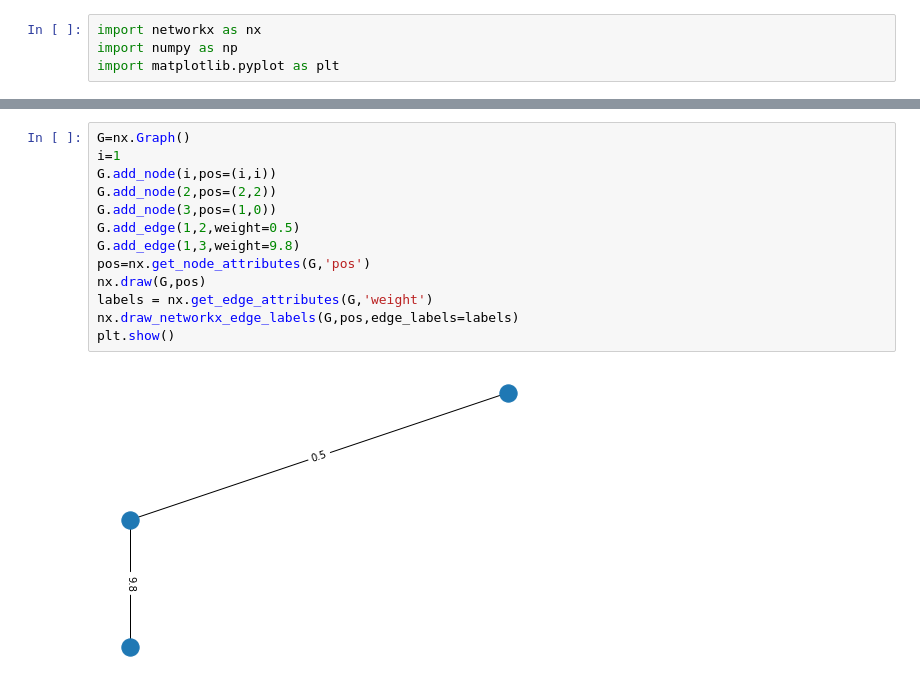
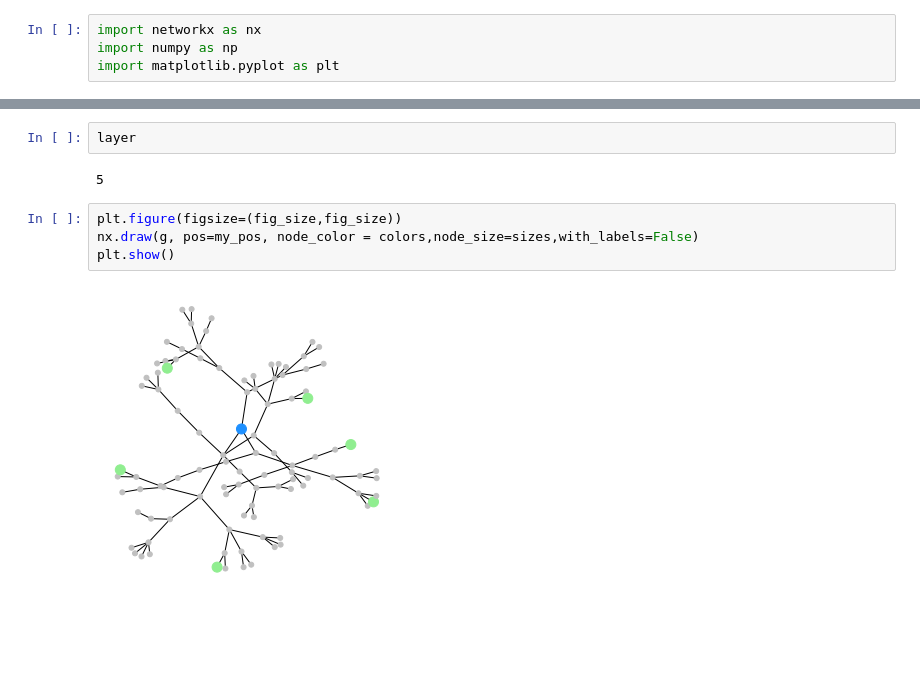
Before and after one commit to juliaolivieri/WiDS_graph_algorithms, a Jupyter notebook: Graph_Search.ipynb, the cells around one changed output, grey strips where cells are left out. Drawn from its saved outputs; the diff is of its cells as text; blank space fills up the shorter version.

```diff
--- a/Graph_Search.ipynb
+++ b/Graph_Search.ipynb
@@ -84,15 +134,10 @@ nx.draw(g, node_color = colors,node_size=sizes)
-# %%
-G=nx.Graph()
-i=1
-G.add_node(i,pos=(i,i))
-G.add_node(2,pos=(2,2))
-G.add_node(3,pos=(1,0))
-G.add_edge(1,2,weight=0.5)
-G.add_edge(1,3,weight=9.8)
-pos=nx.get_node_attributes(G,'pos')
-nx.draw(G,pos)
-labels = nx.get_edge_attributes(G,'weight')
-nx.draw_networkx_edge_labels(G,pos,edge_labels=labels)
-plt.show()
-# %% [output]
-[figure, removed]
+# %%
+layer
+# %% [output]
+5
+# %%
+plt.figure(figsize=(fig_size,fig_size))
+nx.draw(g, pos=my_pos, node_color = colors,node_size=sizes,with_labels=False)
+plt.show()
+# %% [output]
+[figure, added]
```
Also changed, not shown: parts of 8 cells of this notebook.
